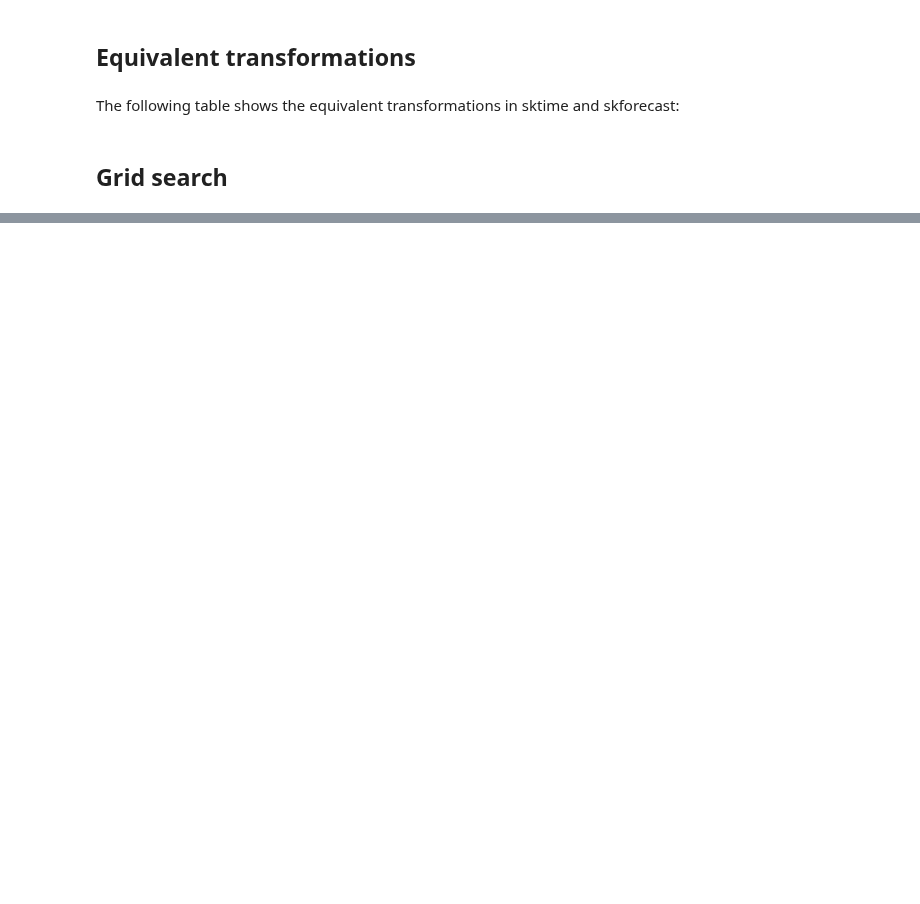
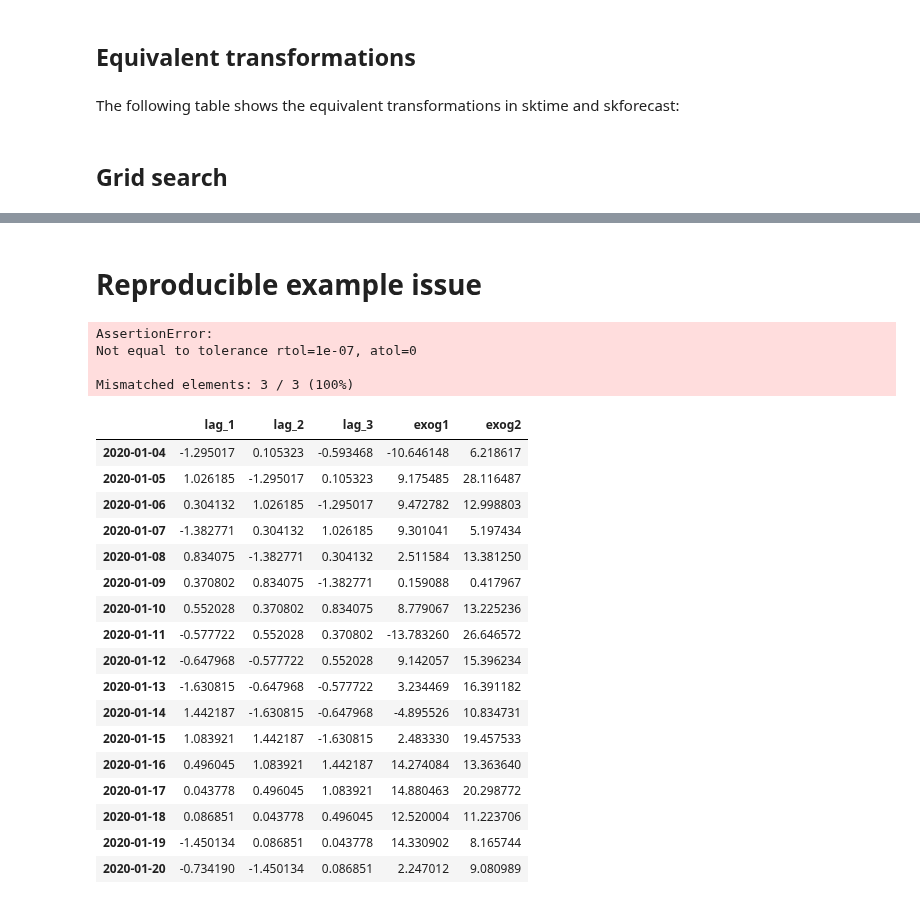
Before and after one commit to skforecast/skforecast, a Jupyter notebook: dev/sktime_pipelines.ipynb, the cells around one changed output, grey strips where cells are left out. Drawn from its saved outputs; the diff is of its cells as text; code cells hidden in the pictures; blank space fills up the shorter version.

```diff
--- a/dev/sktime_pipelines.ipynb
+++ b/dev/sktime_pipelines.ipynb
@@ -307,0 +339,2 @@ Fitting 12 folds for each of 24 candidates, totalling 288 fits
+# %% [markdown]
+# Reproducible example issue
@@ -307,0 +360,43 @@ Fitting 12 folds for each of 24 candidates, totalling 288 fits
+# %%
+# Sktime vs skforecast withexogenous variables
+# ======================================================================================
+forecaster_sktime = make_reduction(LinearRegression(), window_length=3, strategy="recursive")
+forecaster_sktime.fit(y=y, X=exog)
+predictions_sktime = forecaster_sktime.predict(fh=ForecastingHorizon([1, 2, 3]), X=exog_test)
+forecaster_skforecast = ForecasterRecursive(
+    regressor=LinearRegression(),
+    lags=3
+)
+forecaster_skforecast.fit(y=y, exog=exog)
+predictions_skforecast = forecaster_skforecast.predict(steps=3, exog=exog_test)
+
+np.testing.assert_allclose(predictions_sktime, predictions_skforecast)
+# %% [output]
+AssertionError:
+Not equal to tolerance rtol=1e-07, atol=0
+
+Mismatched elements: 3 / 3 (100%)
+# %%
+# Training matrices skforecast
+# ======================================================================================
+X_train, y_train = forecaster_skforecast.create_train_X_y(y=y, exog=exog)
+X_train
+# %% [output]
+|  | lag_1 | lag_2 | lag_3 | exog1 | exog2 |
+| 2020-01-04 | -1.295017 | 0.105323 | -0.593468 | -10.646148 | 6.218617 |
+| 2020-01-05 | 1.026185 | -1.295017 | 0.105323 | 9.175485 | 28.116487 |
+| 2020-01-06 | 0.304132 | 1.026185 | -1.295017 | 9.472782 | 12.998803 |
+| 2020-01-07 | -1.382771 | 0.304132 | 1.026185 | 9.301041 | 5.197434 |
+| 2020-01-08 | 0.834075 | -1.382771 | 0.304132 | 2.511584 | 13.381250 |
+| 2020-01-09 | 0.370802 | 0.834075 | -1.382771 | 0.159088 | 0.417967 |
+| 2020-01-10 | 0.552028 | 0.370802 | 0.834075 | 8.779067 | 13.225236 |
+| 2020-01-11 | -0.577722 | 0.552028 | 0.370802 | -13.783260 | 26.646572 |
+| 2020-01-12 | -0.647968 | -0.577722 | 0.552028 | 9.142057 | 15.396234 |
+| 2020-01-13 | -1.630815 | -0.647968 | -0.577722 | 3.234469 | 16.391182 |
+| 2020-01-14 | 1.442187 | -1.630815 | -0.647968 | -4.895526 | 10.834731 |
+| 2020-01-15 | 1.083921 | 1.442187 | -1.630815 | 2.483330 | 19.457533 |
+| 2020-01-16 | 0.496045 | 1.083921 | 1.442187 | 14.274084 | 13.363640 |
+| 2020-01-17 | 0.043778 | 0.496045 | 1.083921 | 14.880463 | 20.298772 |
+| 2020-01-18 | 0.086851 | 0.043778 | 0.496045 | 12.520004 | 11.223706 |
+| 2020-01-19 | -1.450134 | 0.086851 | 0.043778 | 14.330902 | 8.165744 |
+| 2020-01-20 | -0.734190 | -1.450134 | 0.086851 | 2.247012 | 9.080989 |
```
Also changed, not shown: parts of 12 cells of this notebook.
